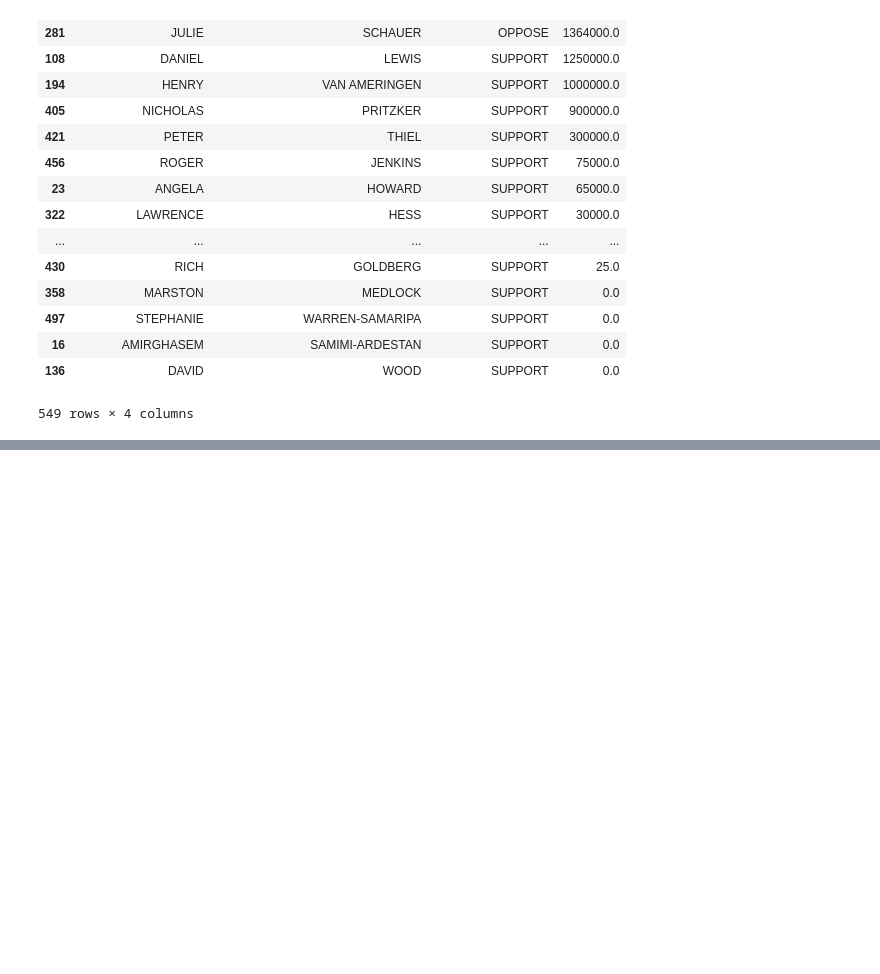
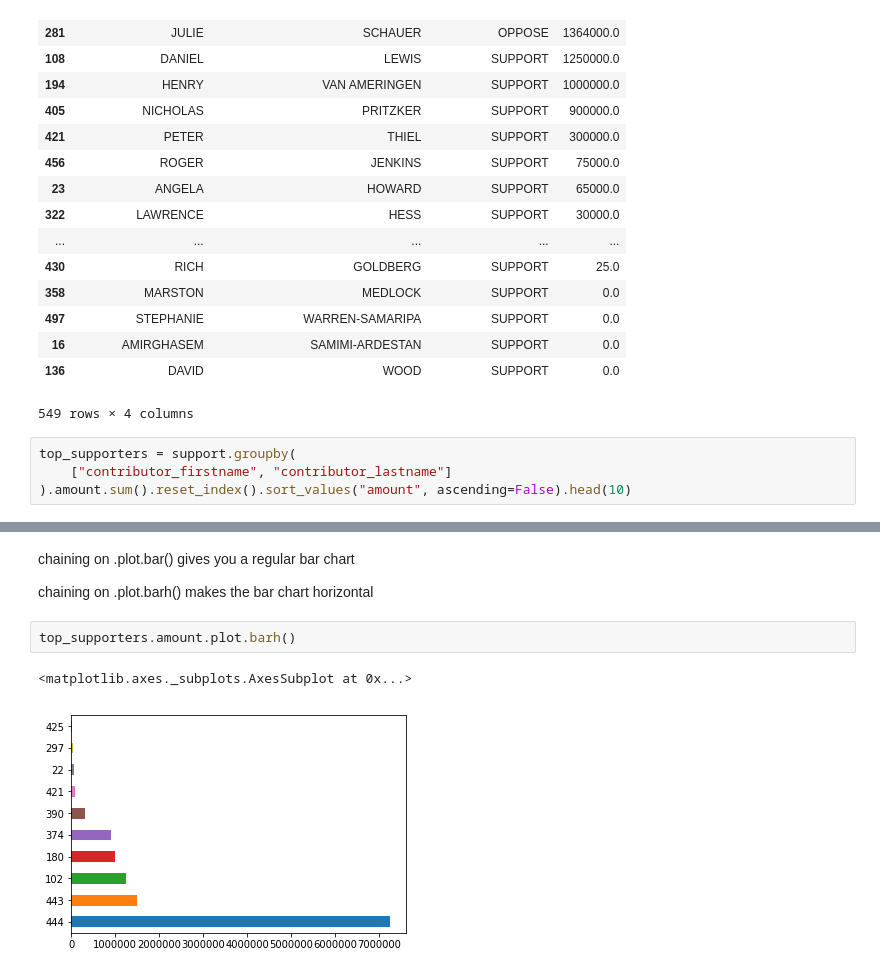
Before and after one commit to jenpenned/first-python-notebook, a Jupyter notebook: prop-64-analysis.ipynb, the cells around one changed output, grey strips where cells are left out. Saved outputs shown, nothing was run; the diff lists cells and outputs as text; blank space fills up the shorter version.

Commit message:
added matlibplot graphs

```diff
--- a/prop-64-analysis.ipynb
+++ b/prop-64-analysis.ipynb
@@ -228,3 +230,7 @@ merged.groupby(["contributor_firstname", "contributor_lastname", "committee_posi
 | 16 | AMIRGHASEM | SAMIMI-ARDESTAN | SUPPORT | 0.0 |
 | 136 | DAVID | WOOD | SUPPORT | 0.0 |
 549 rows × 4 columns
+# %%
+top_supporters = support.groupby(
+    ["contributor_firstname", "contributor_lastname"]
+).amount.sum().reset_index().sort_values("amount", ascending=False).head(10)
@@ -230,0 +251,9 @@ merged.groupby(["contributor_firstname", "contributor_lastname", "committee_posi
+# %% [markdown]
+chaining on .plot.bar() gives you a regular bar chart
+
+chaining on .plot.barh() makes the bar chart horizontal
+# %%
+top_supporters.amount.plot.barh()
+# %% [output]
+<matplotlib.axes._subplots.AxesSubplot at 0x...>
+[figure, added]
```
Also changed, not shown: parts of 10 cells of this notebook.
